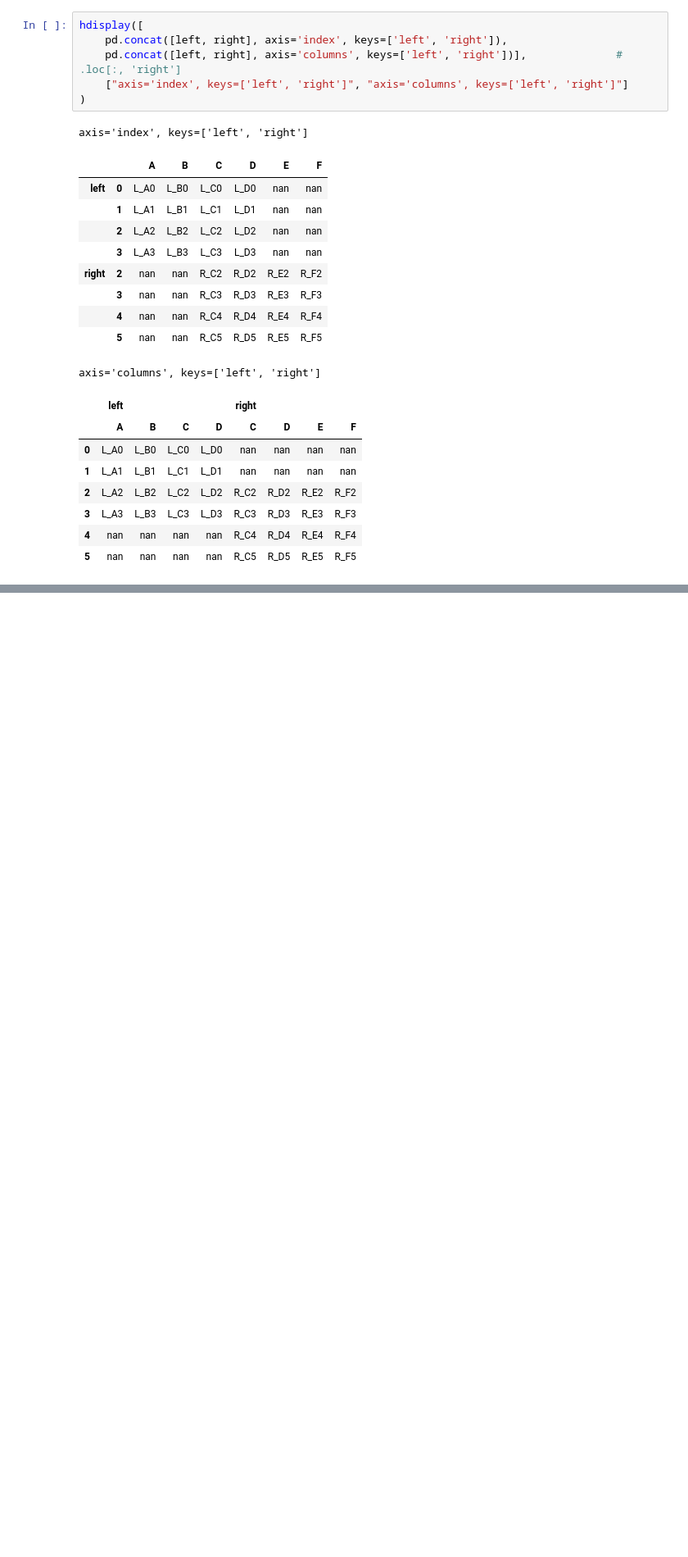
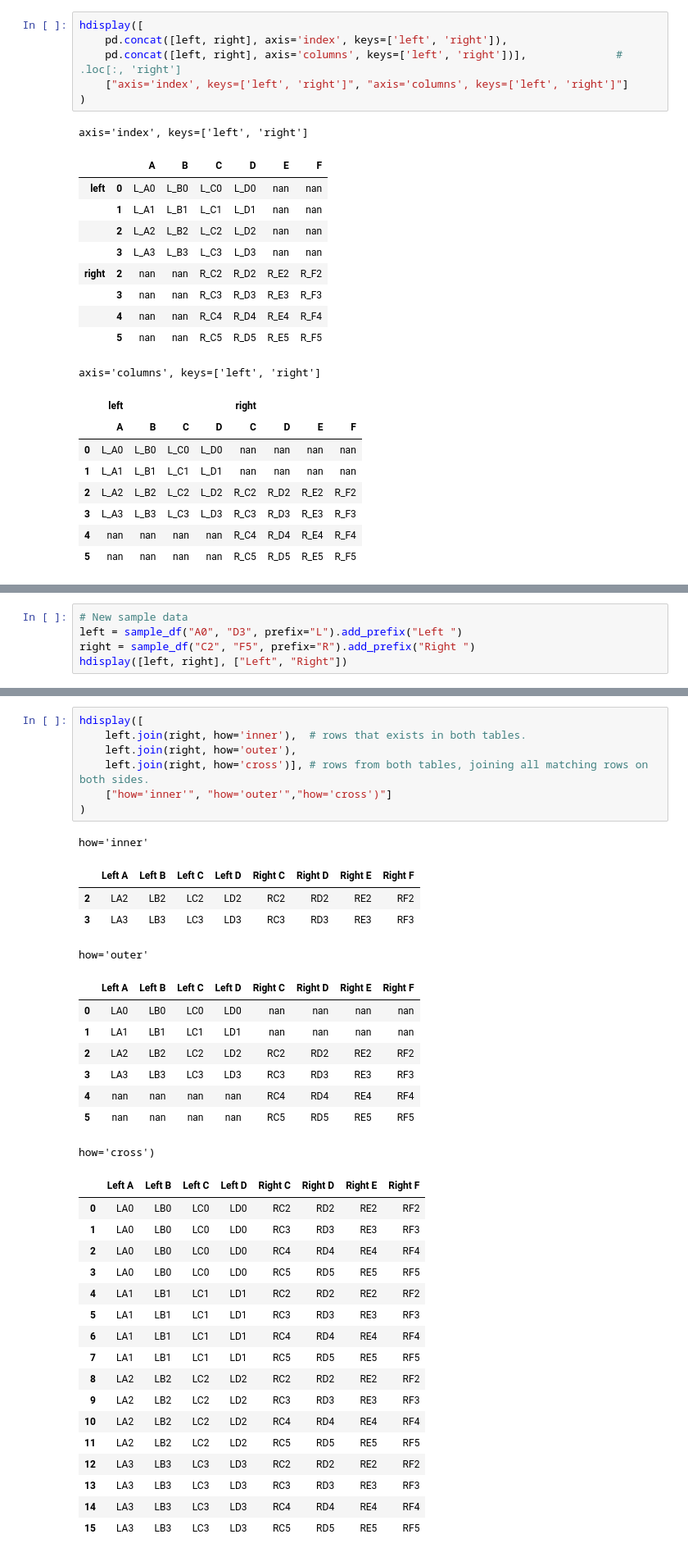
Before and after one commit to Wessnom/DataProcessing-Alexander-Wessner, a Jupyter notebook: Code-Alongs/L015_Combining_datasets.ipynb, the cells around one changed output, grey strips where cells are left out. Shown at 82% size. Cells and saved outputs as stored; diff of their text form; blank space fills up the shorter version.

```diff
--- a/Code-Alongs/L015_Combining_datasets.ipynb
+++ b/Code-Alongs/L015_Combining_datasets.ipynb
@@ -178,0 +195,5 @@ axis='columns', keys=['left', 'right']
+# %%
+# New sample data
+left = sample_df("A0", "D3", prefix="L").add_prefix("Left ")
+right = sample_df("C2", "F5", prefix="R").add_prefix("Right ")
+hdisplay([left, right], ["Left", "Right"])
@@ -178,0 +232,38 @@ axis='columns', keys=['left', 'right']
+# %%
+hdisplay([
+    left.join(right, how='inner'),  # rows that exists in both tables.
+    left.join(right, how='outer'),
+    left.join(right, how='cross')], # rows from both tables, joining all matching rows on both sides.
+    ["how='inner'", "how='outer'","how='cross')"]
+)
+# %% [output]
+how='inner'
+|  | Left A | Left B | Left C | Left D | Right C | Right D | Right E | Right F |
+| 2 | LA2 | LB2 | LC2 | LD2 | RC2 | RD2 | RE2 | RF2 |
+| 3 | LA3 | LB3 | LC3 | LD3 | RC3 | RD3 | RE3 | RF3 |
+how='outer'
+|  | Left A | Left B | Left C | Left D | Right C | Right D | Right E | Right F |
+| 0 | LA0 | LB0 | LC0 | LD0 | nan | nan | nan | nan |
+| 1 | LA1 | LB1 | LC1 | LD1 | nan | nan | nan | nan |
+| 2 | LA2 | LB2 | LC2 | LD2 | RC2 | RD2 | RE2 | RF2 |
+| 3 | LA3 | LB3 | LC3 | LD3 | RC3 | RD3 | RE3 | RF3 |
+| 4 | nan | nan | nan | nan | RC4 | RD4 | RE4 | RF4 |
+| 5 | nan | nan | nan | nan | RC5 | RD5 | RE5 | RF5 |
+how='cross')
+|  | Left A | Left B | Left C | Left D | Right C | Right D | Right E | Right F |
+| 0 | LA0 | LB0 | LC0 | LD0 | RC2 | RD2 | RE2 | RF2 |
+| 1 | LA0 | LB0 | LC0 | LD0 | RC3 | RD3 | RE3 | RF3 |
+| 2 | LA0 | LB0 | LC0 | LD0 | RC4 | RD4 | RE4 | RF4 |
+| 3 | LA0 | LB0 | LC0 | LD0 | RC5 | RD5 | RE5 | RF5 |
+| 4 | LA1 | LB1 | LC1 | LD1 | RC2 | RD2 | RE2 | RF2 |
+| 5 | LA1 | LB1 | LC1 | LD1 | RC3 | RD3 | RE3 | RF3 |
+| 6 | LA1 | LB1 | LC1 | LD1 | RC4 | RD4 | RE4 | RF4 |
+| 7 | LA1 | LB1 | LC1 | LD1 | RC5 | RD5 | RE5 | RF5 |
+| 8 | LA2 | LB2 | LC2 | LD2 | RC2 | RD2 | RE2 | RF2 |
+| 9 | LA2 | LB2 | LC2 | LD2 | RC3 | RD3 | RE3 | RF3 |
+| 10 | LA2 | LB2 | LC2 | LD2 | RC4 | RD4 | RE4 | RF4 |
+| 11 | LA2 | LB2 | LC2 | LD2 | RC5 | RD5 | RE5 | RF5 |
+| 12 | LA3 | LB3 | LC3 | LD3 | RC2 | RD2 | RE2 | RF2 |
+| 13 | LA3 | LB3 | LC3 | LD3 | RC3 | RD3 | RE3 | RF3 |
+| 14 | LA3 | LB3 | LC3 | LD3 | RC4 | RD4 | RE4 | RF4 |
+| 15 | LA3 | LB3 | LC3 | LD3 | RC5 | RD5 | RE5 | RF5 |
```
Also changed, not shown: parts of 14 cells of this notebook.
